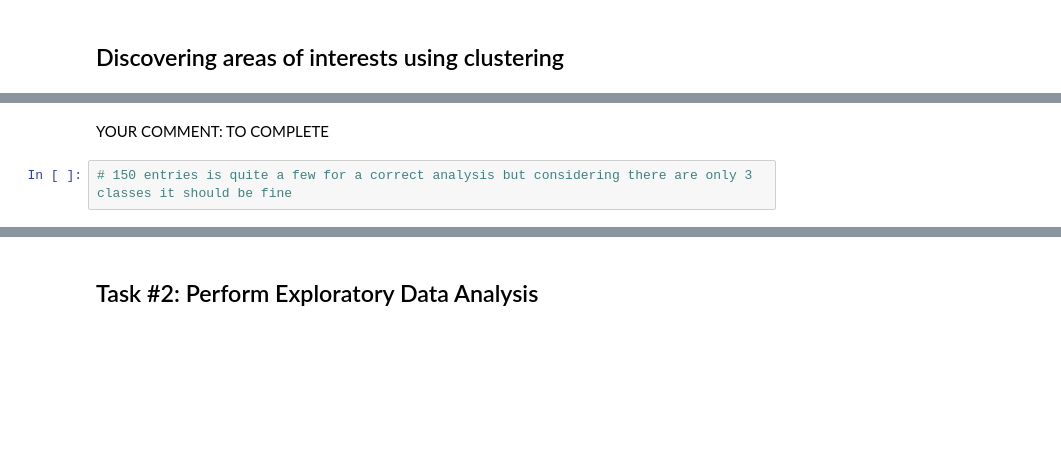
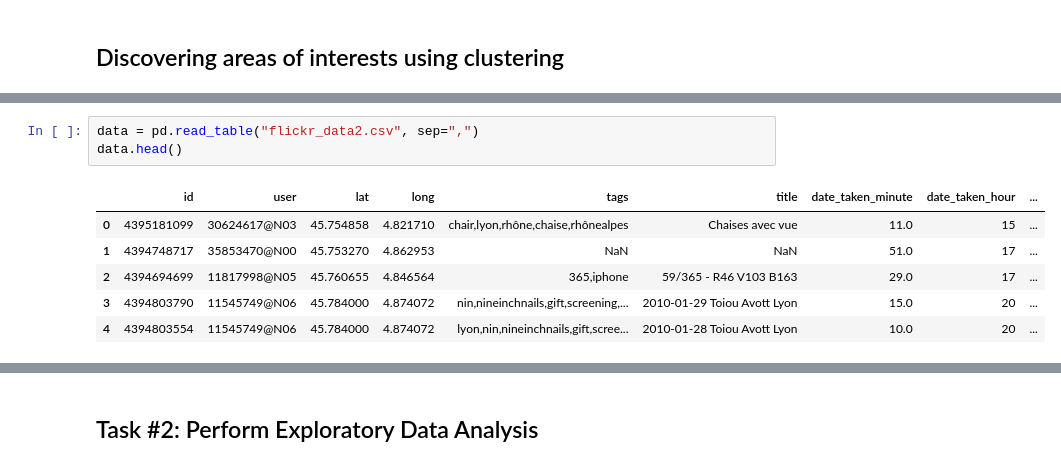
Before and after one commit to armynion/Data-Mining-Lab-INSA-4IF, a Jupyter notebook: Main.ipynb, the cells around one changed output, grey strips where cells are left out. Cells and saved outputs as stored; diff of their text form; blank space fills up the shorter version.

```diff
--- a/Main.ipynb
+++ b/Main.ipynb
@@ -114,4 +67,10 @@ memory usage: 6.0+ KB
-# %% [markdown]
-YOUR COMMENT: TO COMPLETE
-# %%
-# 150 entries is quite a few for a correct analysis but considering there are only 3 classes it should be fine
+# %%
+data = pd.read_table("flickr_data2.csv", sep=",")
+data.head()
+# %% [output]
+|  | id | user | lat | long | tags | title | date_taken_minute | date_taken_hour | ... |
+| 0 | 4395181099 | 30624617@N03 | 45.754858 | 4.821710 | chair,lyon,rhône,chaise,rhônealpes | Chaises avec vue | 11.0 | 15 | ... |
+| 1 | 4394748717 | 35853470@N00 | 45.753270 | 4.862953 | NaN | NaN | 51.0 | 17 | ... |
+| 2 | 4394694699 | 11817998@N05 | 45.760655 | 4.846564 | 365,iphone | 59/365 - R46 V103 B163 | 29.0 | 17 | ... |
+| 3 | 4394803790 | 11545749@N06 | 45.784000 | 4.874072 | nin,nineinchnails,gift,screening,... | 2010-01-29 Toiou Avott Lyon | 15.0 | 20 | ... |
+| 4 | 4394803554 | 11545749@N06 | 45.784000 | 4.874072 | lyon,nin,nineinchnails,gift,scree... | 2010-01-28 Toiou Avott Lyon | 10.0 | 20 | ... |
```
Also changed, not shown: parts of 34 cells of this notebook.
